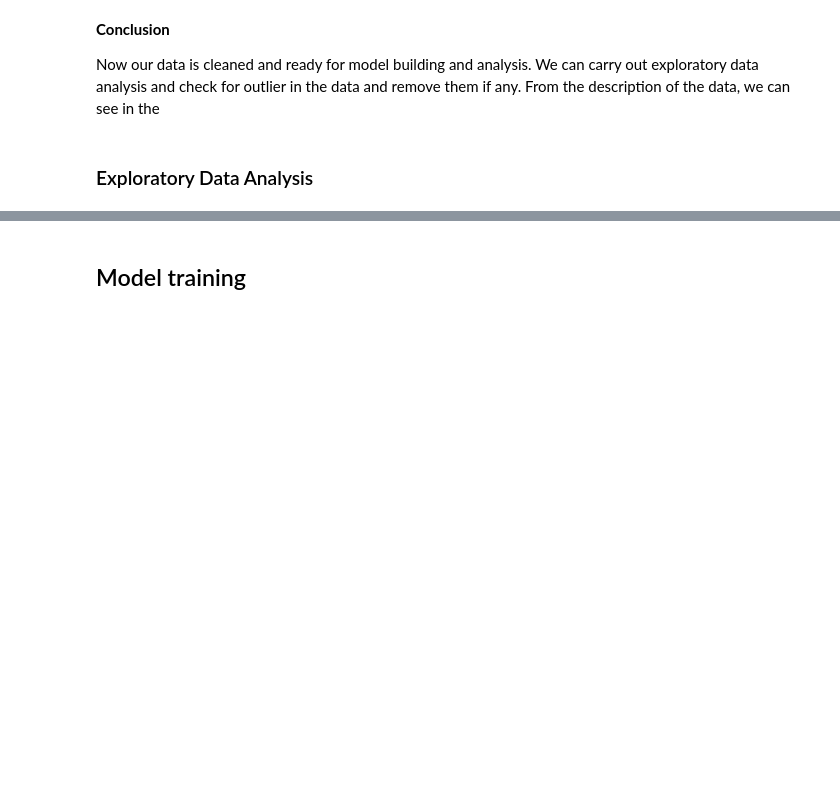
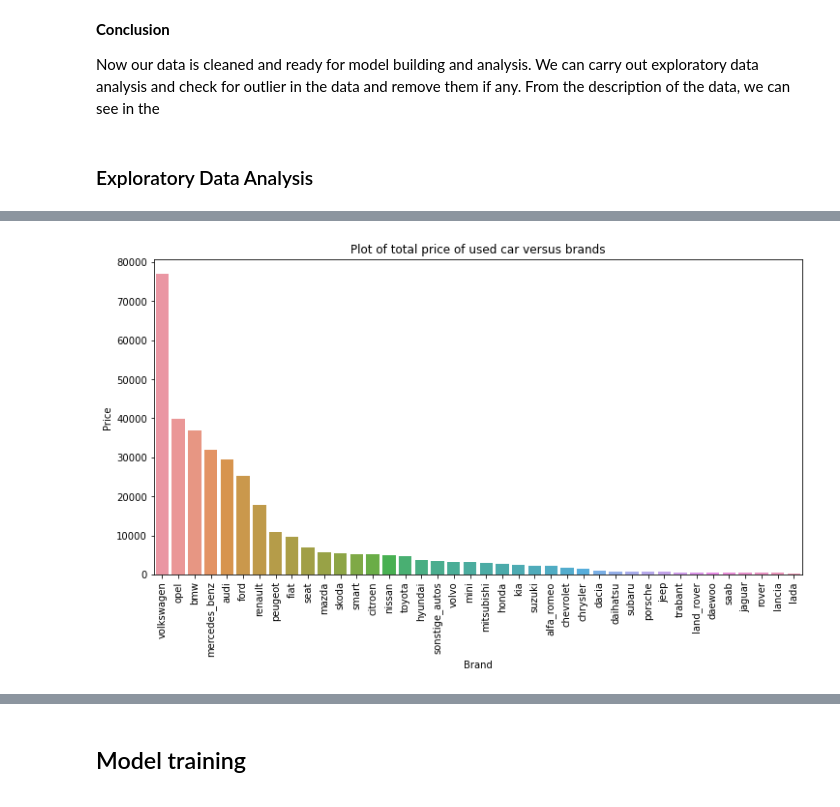
Before and after one commit to chuksoo/vehicle_price_predictionML, a Jupyter notebook: vehicle_price_predictionML.ipynb, the cells around one changed output, grey strips where cells are left out. Drawn from its saved outputs; the diff is of its cells as text; code cells hidden in the pictures; blank space fills up the shorter version.

```diff
--- a/vehicle_price_predictionML.ipynb
+++ b/vehicle_price_predictionML.ipynb
@@ -405,0 +455,21 @@ def corr_matrix(df, label):
+# %%
+# function to plot correlation matrix for used car data
+def corr_matrix(df, label):
+    plt.figure(figsize=(8,6))
+    corrMatrix = df.corr()
+    sns.heatmap(corrMatrix, annot=True)
+    plt.title('Correlation matrix for ' + label)
+    plt.show()
+
+# function to plot seaborn barplot
+def plot_snsbar(df, x, y, title):
+    xlabel = str(x.replace('_', ' ').capitalize())
+    ylabel = str(y.replace('_', ' ').capitalize())
+    # create grouped data
+    data = df.groupby([x])[y].count().sort_values(ascending=False).reset_index()
+    fig, ax=plt.subplots(figsize=(12,6))
+    ax = sns.barplot(x = x, y = y, data=data)
+    ax.set_title(title, fontdict={'size':12})
+    ax.set_ylabel(ylabel, fontsize = 10)
+    ax.set_xlabel(xlabel, fontsize = 10)
+    ax.set_xticklabels(data[x], rotation=90);
@@ -411,0 +529,5 @@ plt.suptitle('Histogram of selected parameters', y=0.95);
+# %%
+# top selling vehicle brands
+plot_snsbar(df, 'brand', 'price', 'Plot of total price of used car versus brands')
+# %% [output]
+[figure, added]
```
Also changed, not shown: parts of 24 cells of this notebook.
